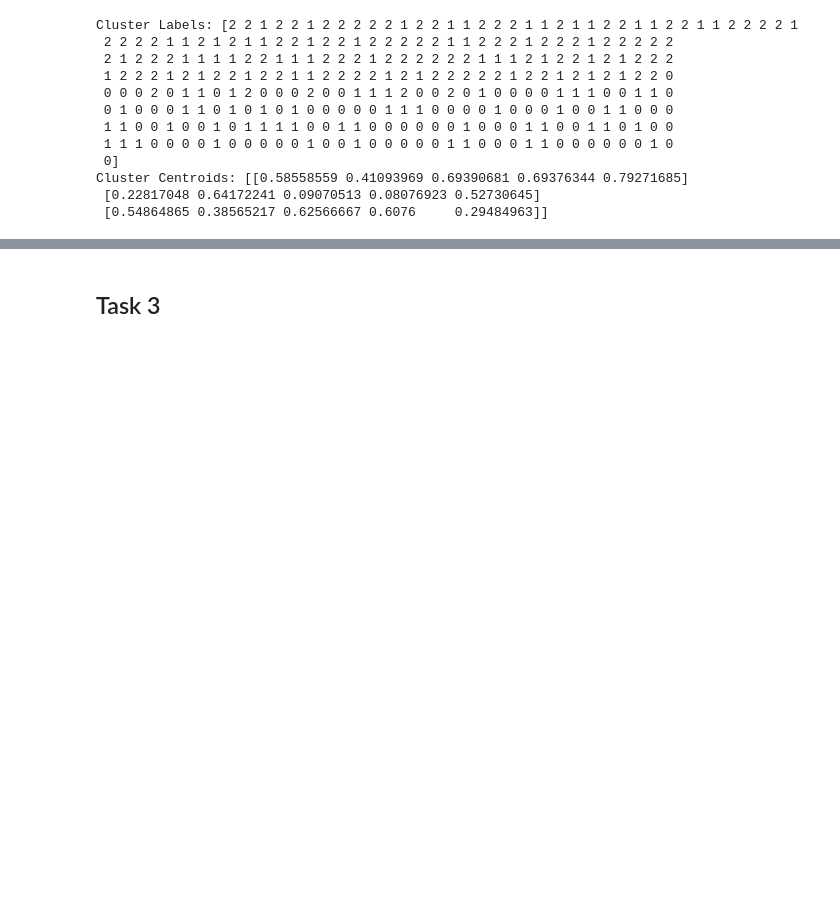
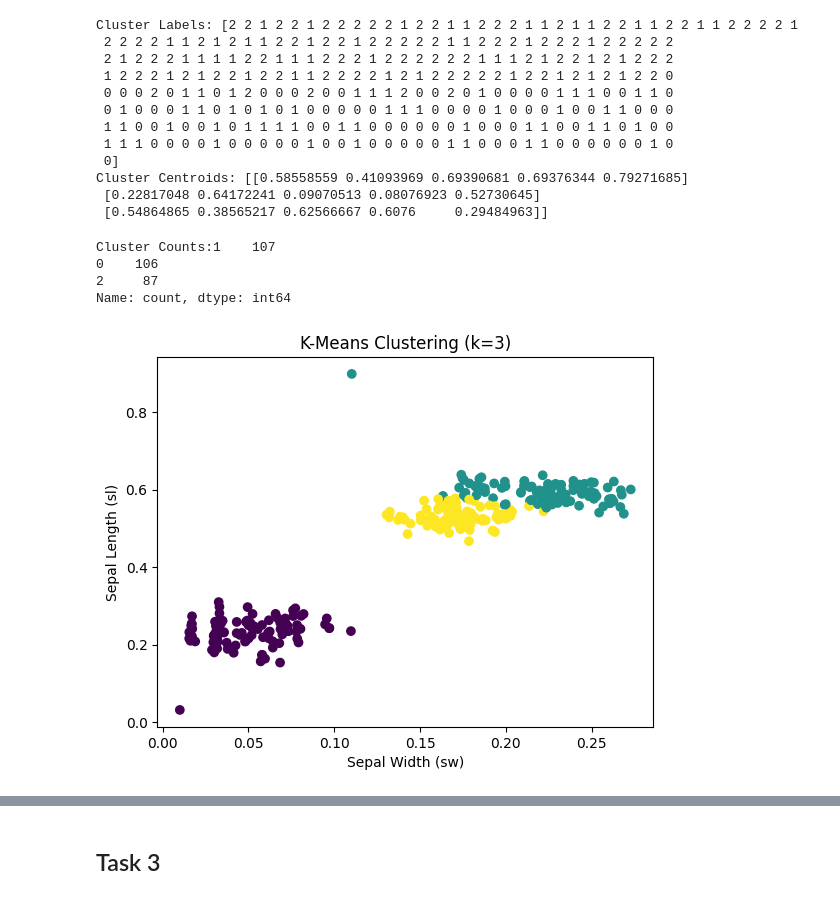
Before and after one commit to linusedman/Data-mining-I, a Jupyter notebook: A3/assignment_3.ipynb, the cells around one changed output, grey strips where cells are left out. Drawn from its saved outputs; the diff is of its cells as text; code cells hidden in the pictures; blank space fills up the shorter version.

```diff
--- a/A3/assignment_3.ipynb
+++ b/A3/assignment_3.ipynb
@@ -105,3 +105,30 @@ Cluster Labels: [2 2 1 2 2 1 2 2 2 2 2 1 2 2 1 1 2 2 2 1 1 2 1 1 2 2 1 1 2 2 1 1
 Cluster Centroids: [[0.58558559 0.41093969 0.69390681 0.69376344 0.79271685]
  [0.22817048 0.64172241 0.09070513 0.08076923 0.52730645]
  [0.54864865 0.38565217 0.62566667 0.6076     0.29484963]]
+# %%
+from sklearn.preprocessing import normalize
+
+columns_to_normalize = ['pl', 'pw', 'sl', 'sw']
+
+data[columns_to_normalize] = normalize(data[columns_to_normalize])
+
+kmeans = KMeans(n_clusters=3)
+kmeans.fit(data)
+
+# Accessing cluster labels and centroids
+labels = kmeans.labels_
+centroids = kmeans.cluster_centers_
+cluster_counts = pd.Series(labels).value_counts()
+print(f"Cluster Counts:{cluster_counts}")
+# Plotting the data using two features: "sw" (sepal width) and "sl" (sepal length)
+plt.scatter(data["sw"], data["sl"], c=labels, cmap='viridis')
+plt.xlabel('Sepal Width (sw)')
+plt.ylabel('Sepal Length (sl)')
+plt.title('K-Means Clustering (k=3)')
+plt.show()
+# %% [output]
+Cluster Counts:1    107
+0    106
+2     87
+Name: count, dtype: int64
+[figure, added]
```
Also changed, not shown: parts of 6 cells of this notebook.
